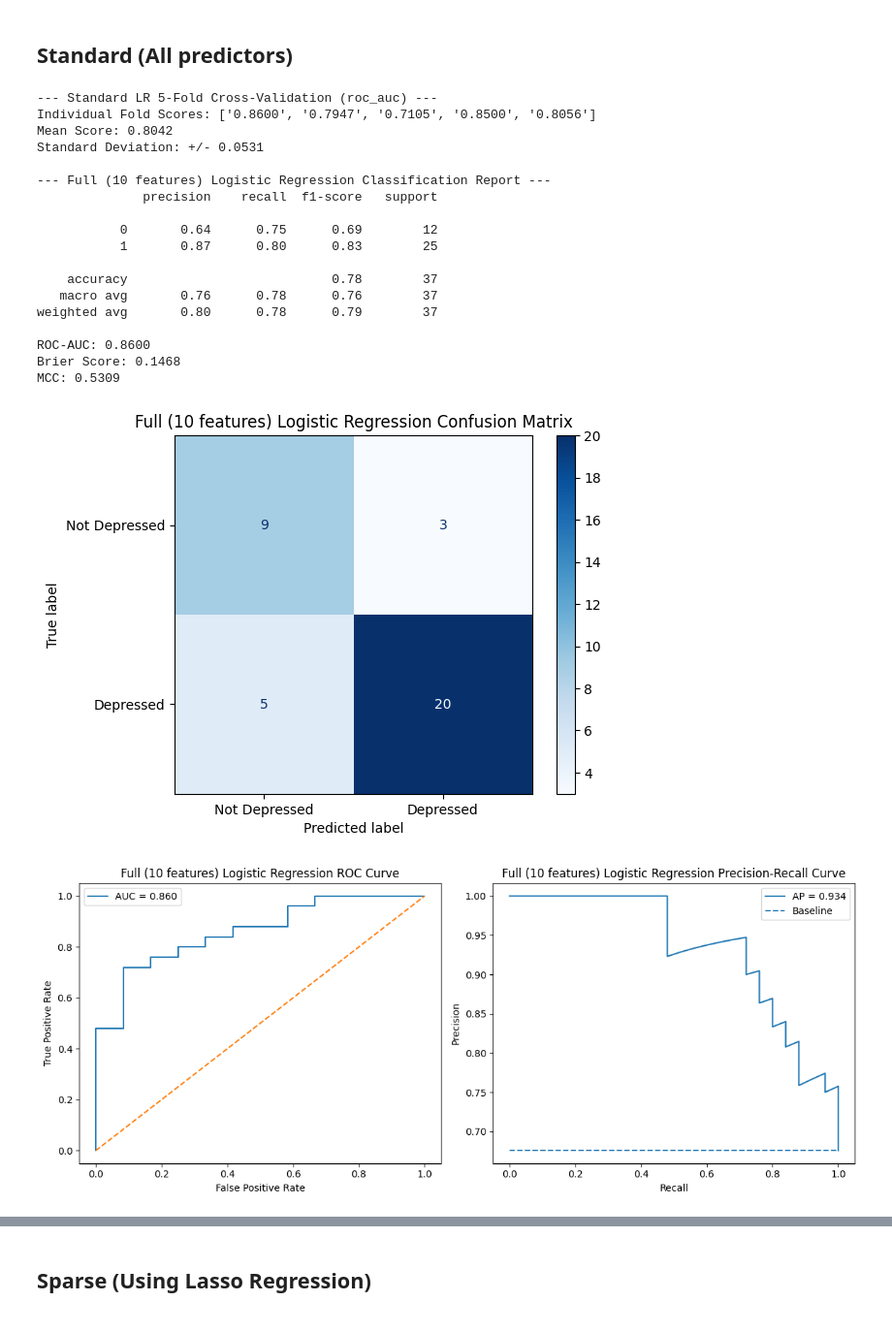
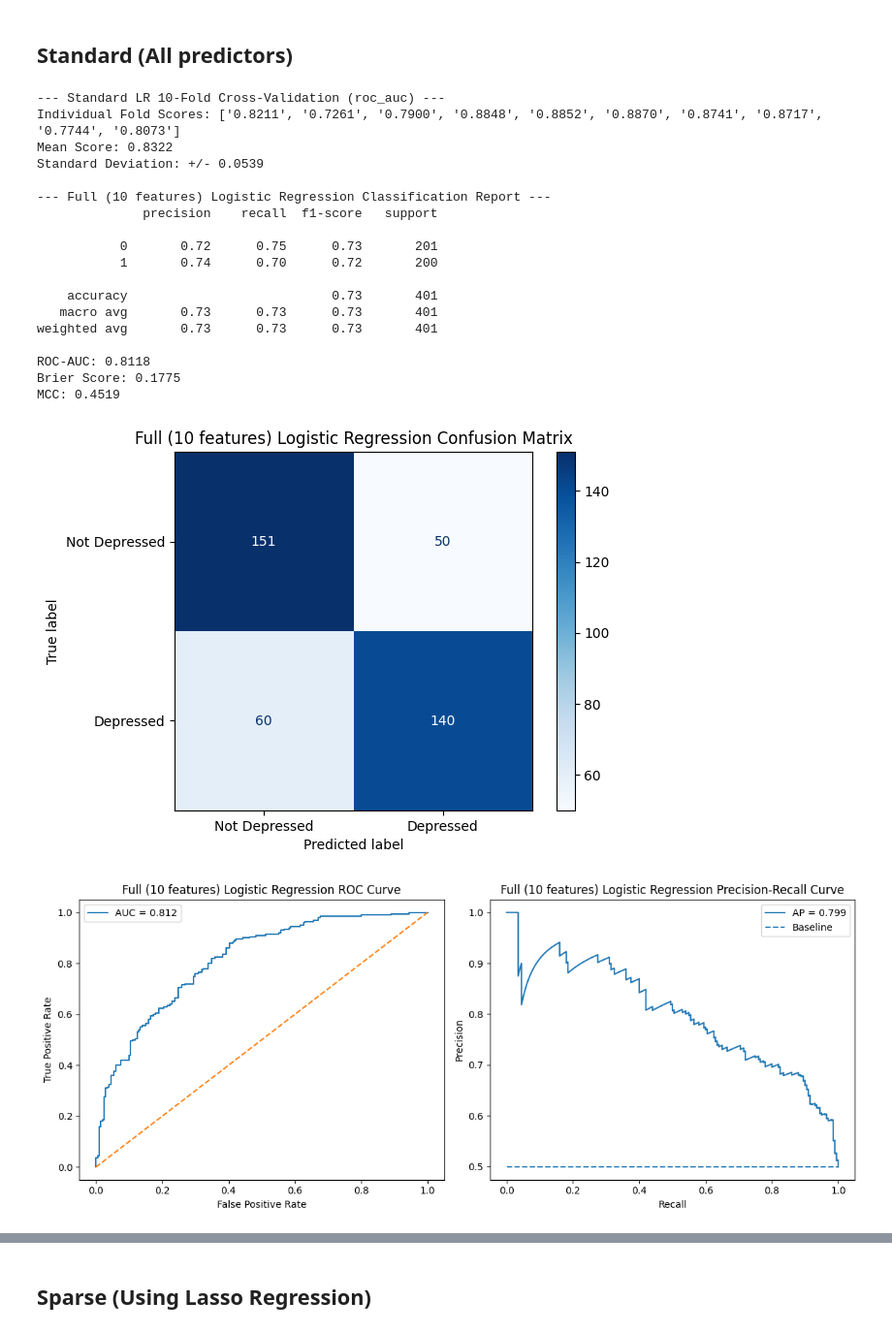
Before and after one commit to Archangel4148/Stats-Projects, a Jupyter notebook: main.ipynb, the cells around one changed output, grey strips where cells are left out. Shown at 97% size. Saved outputs shown, nothing was run; the diff lists cells and outputs as text; code cells hidden in the pictures.

Commit message:
Running Josh's dataset, fixing trash color, and adding requirements txt

```diff
--- a/main.ipynb
+++ b/main.ipynb
@@ -4,7 +4,7 @@
 import yaml
 from types import SimpleNamespace
 
-with open("configurations/titanic_config.yaml", "r") as file:
+with open("configurations/march_madness_config.yaml", "r") as file:
     config_dict = yaml.safe_load(file)
 
 # Convert to a namespace so you can use dot notation (config.SEED instead of config["SEED"])
@@ -140,14 +139,15 @@ if config.ORDINAL_MAPPINGS:
 
 # Add interaction terms
 interaction_term_names = []
-for col_a, col_b in config.INTERACTION_TERMS:
-    term_name = f"{col_a.replace(' ', '_')}_x_{col_b.replace(' ', '_')}"
-    # Use ordinal-mapped version if available, otherwise raw column
-    val_a = ordinal_mapped.get(col_a, dataset[col_a])
-    val_b = ordinal_mapped.get(col_b, dataset[col_b])
-    dataset[term_name] = val_a * val_b
-    interaction_term_names.append(term_name)
-    print(f"Created interaction term: {term_name}")
+if config.INTERACTION_TERMS is not None:
+    for col_a, col_b in config.INTERACTION_TERMS:
+        term_name = f"{col_a.replace(' ', '_')}_x_{col_b.replace(' ', '_')}"
+        # Use ordinal-mapped version if available, otherwise raw column
+        val_a = ordinal_mapped.get(col_a, dataset[col_a])
+        val_b = ordinal_mapped.get(col_b, dataset[col_b])
+        dataset[term_name] = val_a * val_b
+        interaction_term_names.append(term_name)
+        print(f"Created interaction term: {term_name}")
 
 # Separate the target variable (y)
 X = dataset.drop(config.TARGET_COLUMN, axis=1)
@@ -463,39 +460,39 @@ def find_best_threshold(y_true, y_proba, target_recall=None, target_precision=No
 # %%
 from sklearn.linear_model import LogisticRegression
 
 # Build the logistic regression model ("balanced" means classes are given equal weight)
 log_reg = LogisticRegression(class_weight='balanced', max_iter=1000, random_state=config.SEED)
 
 # Train the model
 log_reg.fit(X_train_processed, y_train)
 
 # Do cross-validation to check consistency
-cv_scores = cross_validate_model(log_reg, X_train_processed, y_train, cv=5, name="Standard LR")
+cv_scores = cross_validate_model(log_reg, X_train_processed, y_train, cv=10, name="Standard LR")
 
 # Evaluate the model
 base_lr_metrics = evaluate_model(log_reg, X_test_processed, y_test, f"Full ({len(log_reg.coef_[0])} features) Logistic Regression")
 
 # Rank features by importance
 show_feature_importance(log_reg, preprocessor)
 # %% [output]
---- Standard LR 5-Fold Cross-Validation (roc_auc) ---
-Individual Fold Scores: ['0.8600', '0.7947', '0.7105', '0.8500', '0.8056']
-Mean Score: 0.8042
-Standard Deviation: +/- 0.0531
+--- Standard LR 10-Fold Cross-Validation (roc_auc) ---
+Individual Fold Scores: ['0.8211', '0.7261', '0.7900', '0.8848', '0.8852', '0.8870', '0.8741', '0.8717', '0.7744', '0.8073']
+Mean Score: 0.8322
+Standard Deviation: +/- 0.0539
 
 --- Full (10 features) Logistic Regression Classification Report ---
               precision    recall  f1-score   support
 
-           0       0.64      0.75      0.69        12
-           1       0.87      0.80      0.83        25
+           0       0.72      0.75      0.73       201
+           1       0.74      0.70      0.72       200
 
-    accuracy                           0.78        37
-   macro avg       0.76      0.78      0.76        37
-weighted avg       0.80      0.78      0.79        37
+    accuracy                           0.73       401
+   macro avg       0.73      0.73      0.73       401
+weighted avg       0.73      0.73      0.73       401
 
-ROC-AUC: 0.8600
-Brier Score: 0.1468
-MCC: 0.5309
+ROC-AUC: 0.8118
+Brier Score: 0.1775
+MCC: 0.4519
-[figure, old version]
+[figure, new version]
-[figure, old version]
+[figure, new version]
 --- Top 10 Features Increasing Risk ---
```
Also changed, not shown: parts of 37 cells of this notebook, 3 other files.
